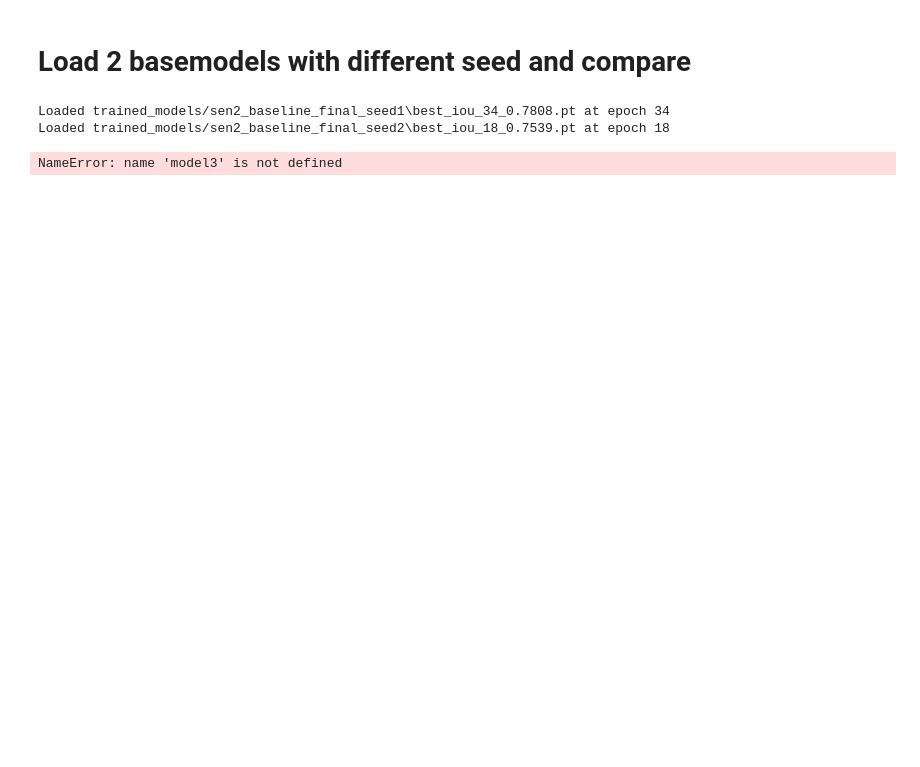
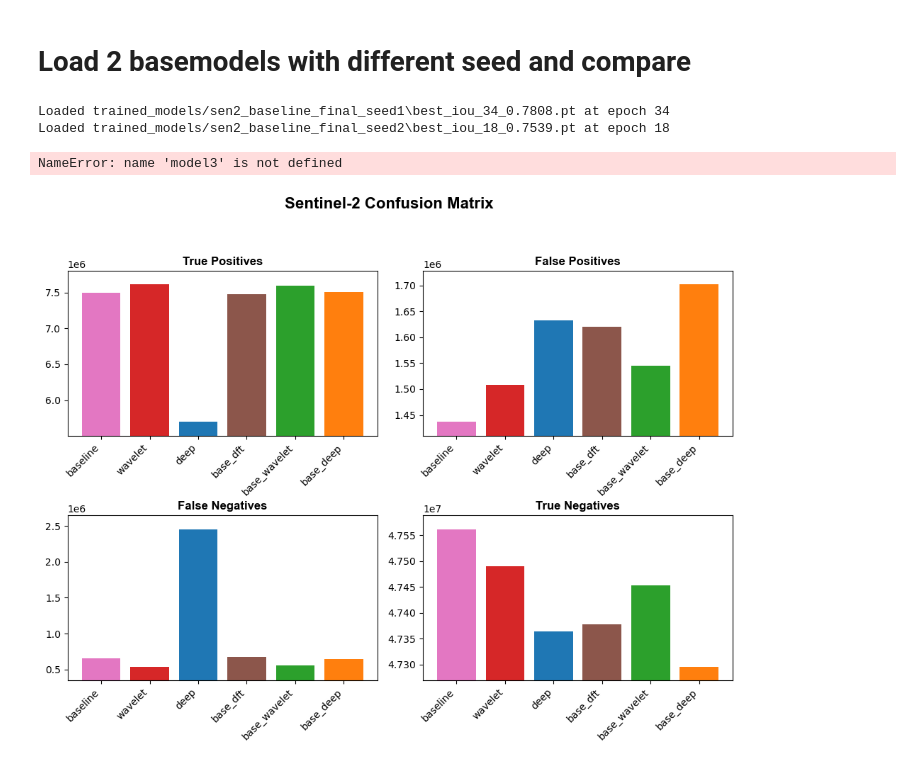
Before and after one commit to theson-vu/floodsegmentation, a Jupyter notebook: correlation.ipynb, the cells around one changed output. Saved outputs shown, nothing was run; the diff lists cells and outputs as text; code cells hidden in the pictures; blank space fills up the shorter version.

```diff
--- a/correlation.ipynb
+++ b/correlation.ipynb
@@ -439,0 +519,14 @@ print(mean1)
+# %%
+baselines = ["baseline2", "sen1_baseline_final_seed1", "sen1_baseline_final_seed2", "sen1_baseline_final_seed3"]
+dfts = ["dft2", "sen1_dft_final_seed1", "sen1_dft_final_seed2", "sen1_dft_final_seed3"]
+wavelets = ["wavelet2", "sen1_wavelet_final_seed1", "sen1_wavelet_final_seed2", "sen1_wavelet_final_seed3"]
+deeps = ["deep", "sen1_deep_final_seed1", "sen1_deep_final_seed2", "sen1_deep_final_seed3"]
+baseline_dfts = ["baseline_dft2", "sen1_baseline_dft_final_seed1", "sen1_baseline_dft_final_seed2", "sen1_baseline_dft_final_seed3"]
+baseline_wavelets = ["baseline_wavelet2", "sen1_baseline_wavelet_final_seed1", "sen1_baseline_wavelet_final_seed2", "sen1_baseline_wavelet_final_seed3"]
+baseline_deeps = ["baseline_deep2", "sen1_baseline_deep_final_seed1", "sen1_baseline_deep_final_seed2", "sen1_baseline_deep_final_seed3"]
+model_dict = {baseline: baselines, dft: dfts}
+all_runs = [baselines, dfts, wavelets, deeps, baseline_dfts, baseline_wavelets, baseline_deeps]
+base = list(zip([baseline, dft, wavelet, deep, dual_dft, dual_wavelet, dual_deep], [i[0] for i in all_runs]))  # Lists of [(run, name), ...]
+seed1 = list(zip([baseline, dft, wavelet, deep, dual_dft, dual_wavelet, dual_deep], [i[1] for i in all_runs]))
+seed2 = list(zip([baseline, dft, wavelet, deep, dual_dft, dual_wavelet, dual_deep], [i[2] for i in all_runs]))
+seed3 = list(zip([baseline, dft, wavelet, deep, dual_dft, dual_wavelet, dual_deep], [i[3] for i in all_runs]))
@@ -535,3 +694,52 @@ for model, params in zip([model2, model3, model4, model5, model6, model7], param
     print(f"model{i}: {corr_enc}, {corr_dec}, {corr_pred}")
     i += 1
     torch.cuda.empty_cache()
+# %%
+import matplotlib.pyplot as plt
+import numpy as np
+
+# Example data for 4 bar plots (8 bars in each)
+fp = [1436348.333, 16087815, 1508318.333, 1633331.333, 1619918, 1545222.667, 1702004.333]
+tn = [47561370.667, 32909904, 47489400.667, 47364387.667, 47377801, 47452496.333, 47295714.667]
+fn = [654591, 3832236.667, 537183, 2455275.333, 673583, 552869, 643643.333]
+tp = [7495082, 4317436.333, 7612490, 5694397.667, 7476090, 7596804, 7506029.667]
+data = np.array([tp, fp, fn, tn])
+
+# Without dft
+fp = [1436348.333, 1508318.333, 1633331.333, 1619918, 1545222.667, 1702004.333]
+tn = [47561370.667, 47489400.667, 47364387.667, 47377801, 47452496.333, 47295714.667]
+fn = [654591, 537183, 2455275.333, 673583, 552869, 643643.333]
+tp = [7495082, 7612490, 5694397.667, 7476090, 7596804, 7506029.667]
+data = np.array([tp, fp, fn, tn])
+
+# Custom names and colors for the bars
+bar_names = ['baseline', 'wavelet', 'deep', 'base_dft', 'base_wavelet', 'base_deep']
+colors = ['#E377C2', '#D62728', '#1F77B4', '#8C564B', '#2CA02C', '#FF7F0E']
+q_names = ["True Positives", "False Positives", "False Negatives", "True Negatives"]
+
+# Create the figure with subplots
+fig, axes = plt.subplots(2, 2, figsize=(10, 8))
+
+# Plot bar charts in each quadrant of the confusion matrix
+for i, ax in enumerate(axes.flat):
+    ax.bar(bar_names, data[i], color=colors)
+    ax.set_title(q_names[i], fontweight='bold', fontname="Arial")
+    ax.set_xticklabels(bar_names, rotation=45, ha="right")
+    # Calculate the range of the data in the current quadrant
+    min_value = np.min(data[i])
+    max_value = np.max(data[i])
+
+    # Zoom into the region where most of the values lie (adding padding around min and max)
+    padding = (max_value - min_value) * 0.1  # 10% padding
+    ax.set_ylim(min_value - padding, max_value + padding)
+
+# Add a title for the entire figure
+fig.suptitle("Sentinel-2 Confusion Matrix", fontsize=16, fontweight='bold', fontname="Arial")
+
+# Adjust layout for better visualization
+plt.tight_layout()
+plt.subplots_adjust(top=0.85)  # Adjust the title's space to avoid overlap
+plt.savefig(f'conf_sen2.png', transparent=True, bbox_inches='tight', pad_inches=0.2)
+plt.show()
+# %% [output]
+[figure, added]
```
Also changed, not shown: parts of 15 cells of this notebook, 3 other files.
